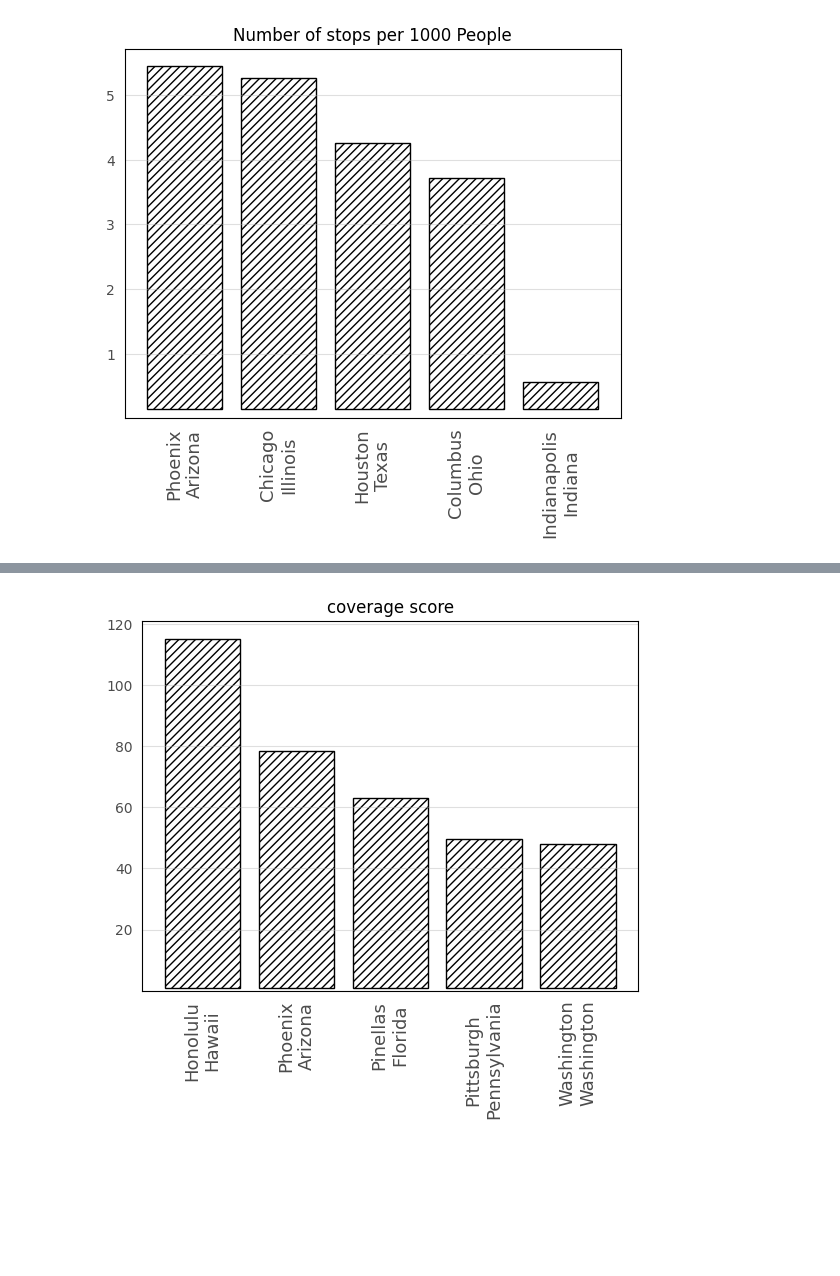
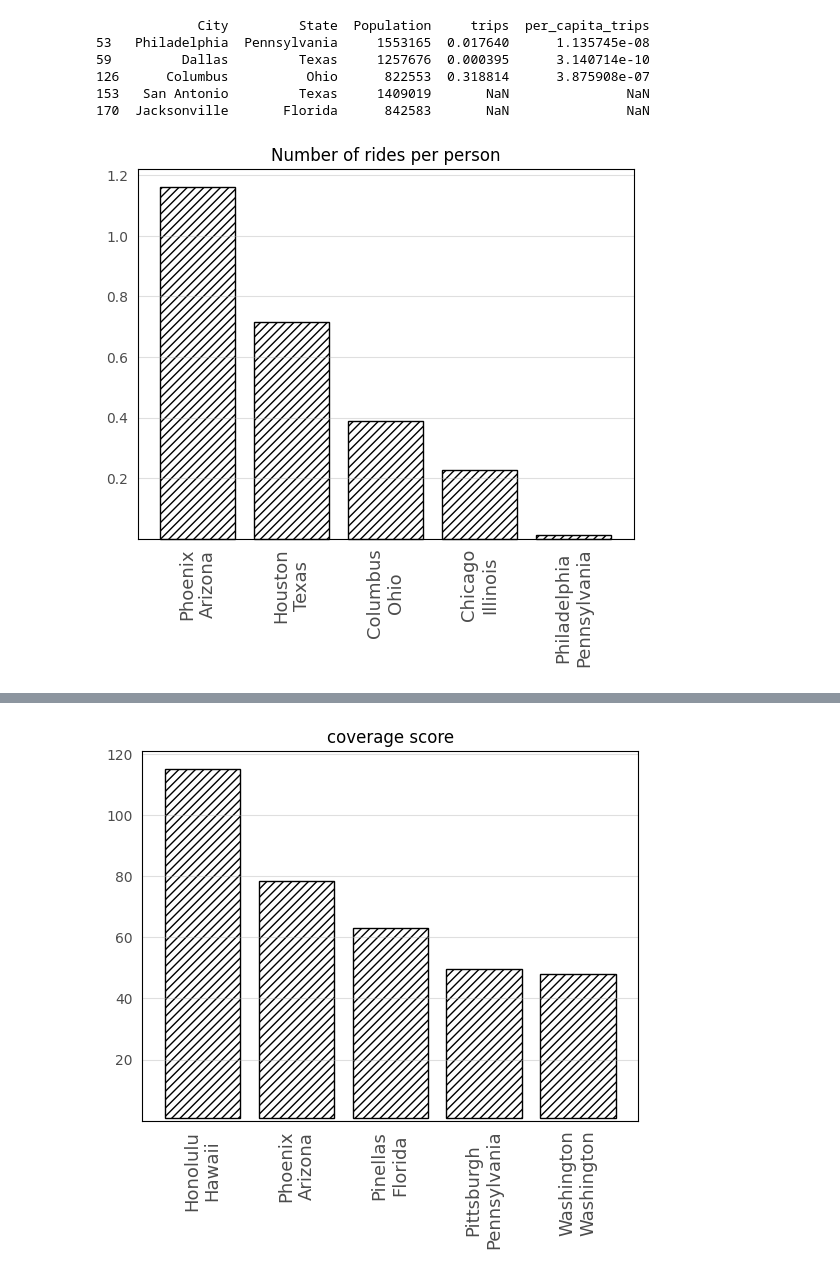
Before and after one commit to lauris-schleussner/Datascience2, a Jupyter notebook: general_data.ipynb, the cells around one changed output, grey strips where cells are left out. Cells and saved outputs as stored; diff of their text form; code cells hidden in the pictures; blank space fills up the shorter version.

```diff
--- a/general_data.ipynb
+++ b/general_data.ipynb
@@ -109,33 +110,41 @@ can't open data\US_Oregon_Redmond
 # %%
-# number of stops per population
-stops_res_dict = {key.split('\n')[0]: value for key, value in stops_res_dict.items()}
+# number of rides per population #NOTE Trips dictionary is off by a factor of 1mio, because it was divided in cell 3
+trips_res_dict = {key.split('\n')[0]: value for key, value in trips_res_dict.items()}
 
 city_population_df = pd.read_csv("city_population.csv", usecols=["City", "State", "Population"])
 
 city_population_df = city_population_df[city_population_df["Population"] > 800000]
 
-city_population_df["stops"] = city_population_df["City"].map(stops_res_dict)
+city_population_df["trips"] = city_population_df["City"].map(trips_res_dict)
 
 #city_population_df.dropna(inplace = True)
 
-city_population_df["per_capita"] = city_population_df["stops"] / city_population_df["Population"]
+city_population_df["per_capita_trips"] = city_population_df["trips"] / city_population_df["Population"]
 
-city_population_df.sort_values(by = "per_capita", ascending=False, inplace= True)
+print(city_population_df.head())
+
+city_population_df.sort_values(by = "per_capita_trips", ascending=False, inplace= True)
 
 city_population_df["city_and_state"] = city_population_df["City"] +"\n" + city_population_df["State"]
 
-res_per_capita_dict = city_population_df[["city_and_state", "per_capita"]].head(5).to_dict(orient = "list")
+res_per_capita_dict = city_population_df[["city_and_state", "per_capita_trips"]].head(5).to_dict(orient = "list")
 
-plt.bar(res_per_capita_dict["city_and_state"], [ i* 1000 for i in res_per_capita_dict["per_capita"]], color = "white", edgecolor = "black", clip_on = False, bottom=[0.15]*5, hatch = "////")
+plt.bar(res_per_capita_dict["city_and_state"], [ i* 1000000 for i in res_per_capita_dict["per_capita_trips"]], color = "white", edgecolor = "black", clip_on = False, hatch = "////")
 plt.xticks(rotation=90, ha='center', fontsize = 13, alpha = 0.7)
 plt.yticks(fontsize = 10, alpha = 0.7)
 plt.ylim(ymin=0)
 plt.grid(which = "major", axis = "y", alpha = 0.4)
 plt.box(True)
 plt.tick_params(bottom = False)
 plt.tick_params(left = False)
 plt.gca().yaxis.get_major_ticks()[0].label1.set_visible(False)
-plt.title("Number of stops per 1000 People")
+plt.title("Number of rides per person")
 plt.show()
 # %% [output]
+             City         State  Population     trips  per_capita_trips
+53   Philadelphia  Pennsylvania     1553165  0.017640      1.135745e-08
+59         Dallas         Texas     1257676  0.000395      3.140714e-10
+126      Columbus          Ohio      822553  0.318814      3.875908e-07
+153   San Antonio         Texas     1409019       NaN               NaN
+170  Jacksonville       Florida      842583       NaN               NaN
-[figure, old version]
+[figure, new version]
```
Also changed, not shown: parts of 9 cells of this notebook, 8 other files.
